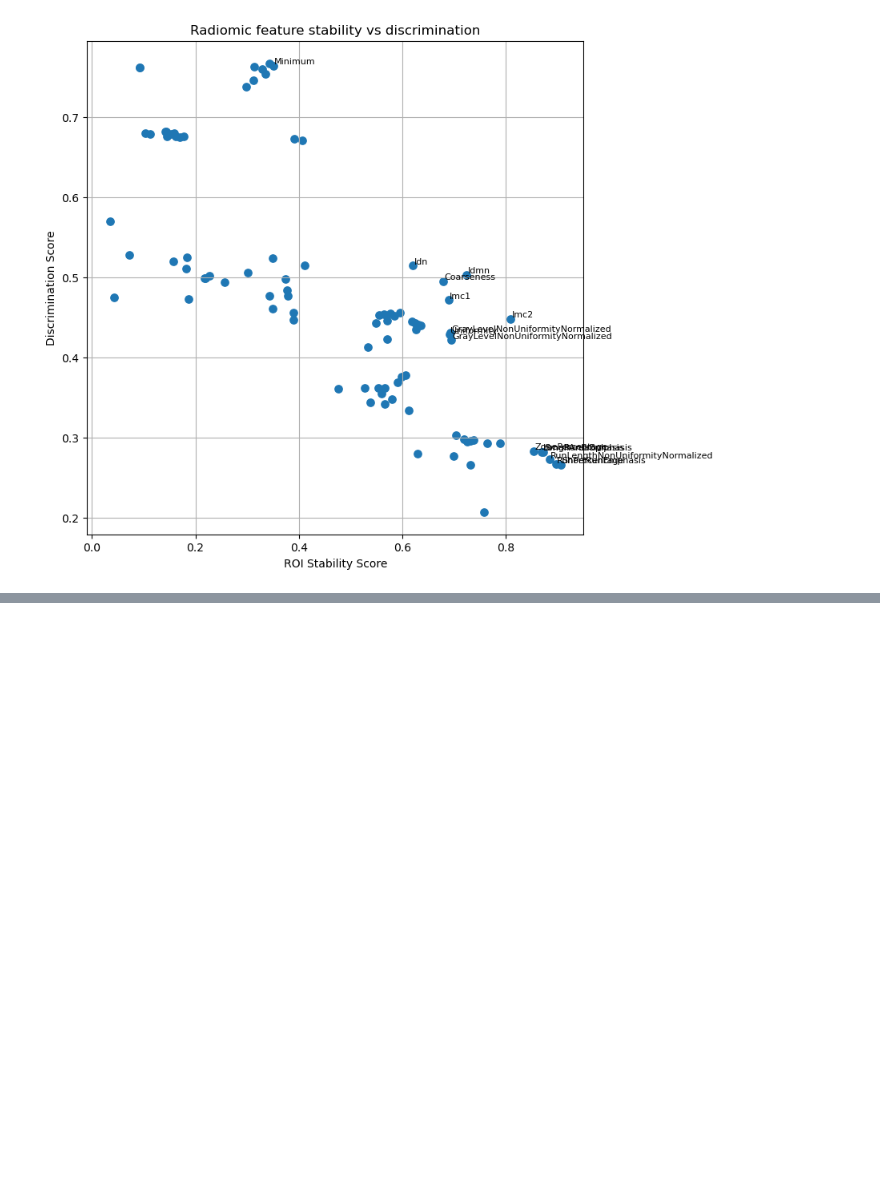
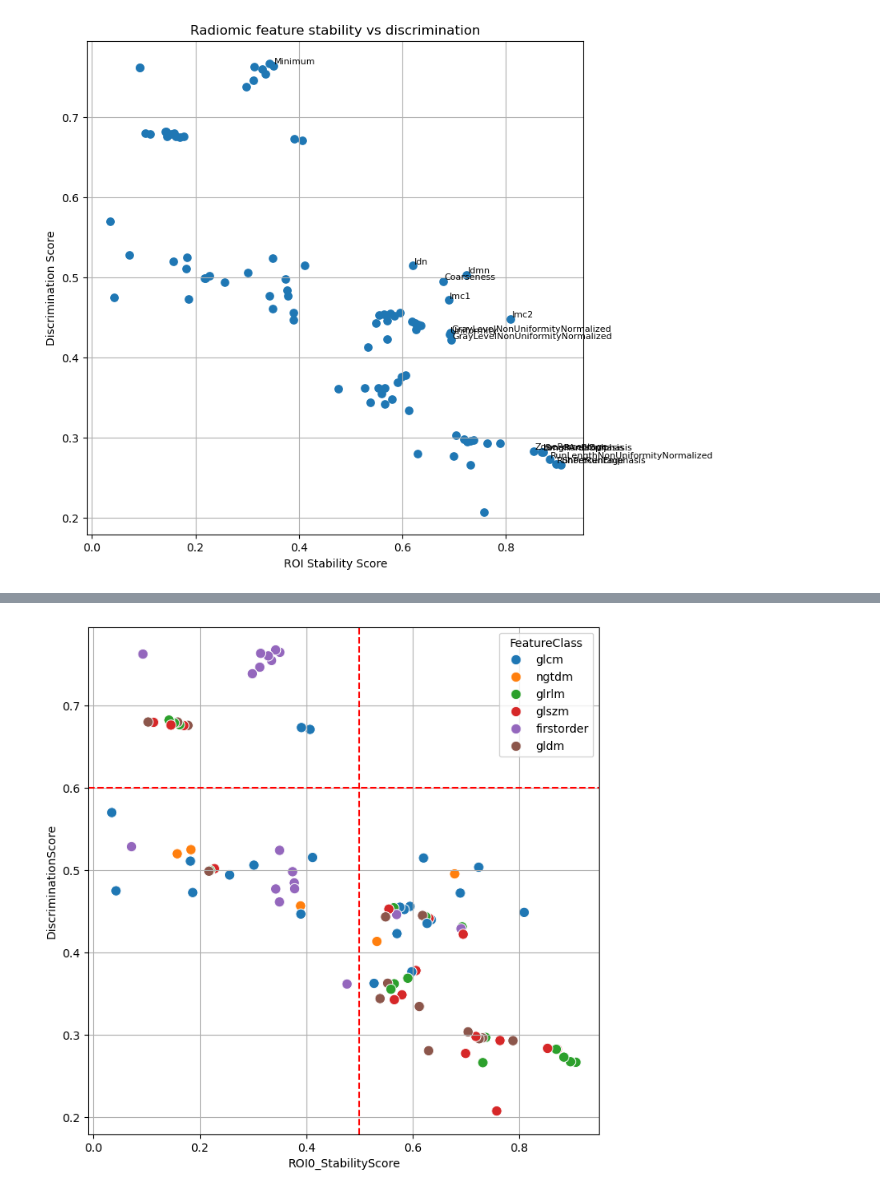
Before and after one commit to oazula/Primer-metodo-con-radiomica, a Jupyter notebook: test 1 Metodo simple 2D con Dice y Evaluacion de las mejores caracteristicas.ipynb, the cells around one changed output, grey strips where cells are left out. Saved outputs shown, nothing was run; the diff lists cells and outputs as text; code cells hidden in the pictures; blank space fills up the shorter version.

```diff
--- a/test 1 Metodos de intervalos 2D con Dice y Evaluacion de las mejores caracteristicas.ipynb
+++ b/test 1 Metodo simple 2D con Dice y Evaluacion de las mejores caracteristicas.ipynb
@@ -1872,0 +1913,22 @@ plt.show()
+# %%
+stab_threshold = 0.50
+disc_threshold = 0.60
+
+
+
+plt.figure(figsize=(8,8))
+
+sns.scatterplot(
+    data=combined_df,
+    x="ROI0_StabilityScore",
+    y="DiscriminationScore",
+    hue="FeatureClass",
+    s=80
+)
+
+plt.axvline(stab_threshold,color="red",ls="--")
+plt.axhline(disc_threshold,color="red",ls="--")
+
+plt.grid(True)
+# %% [output]
+[figure, added]
```
Also changed, not shown: parts of 9 cells of this notebook, 2 other files.
